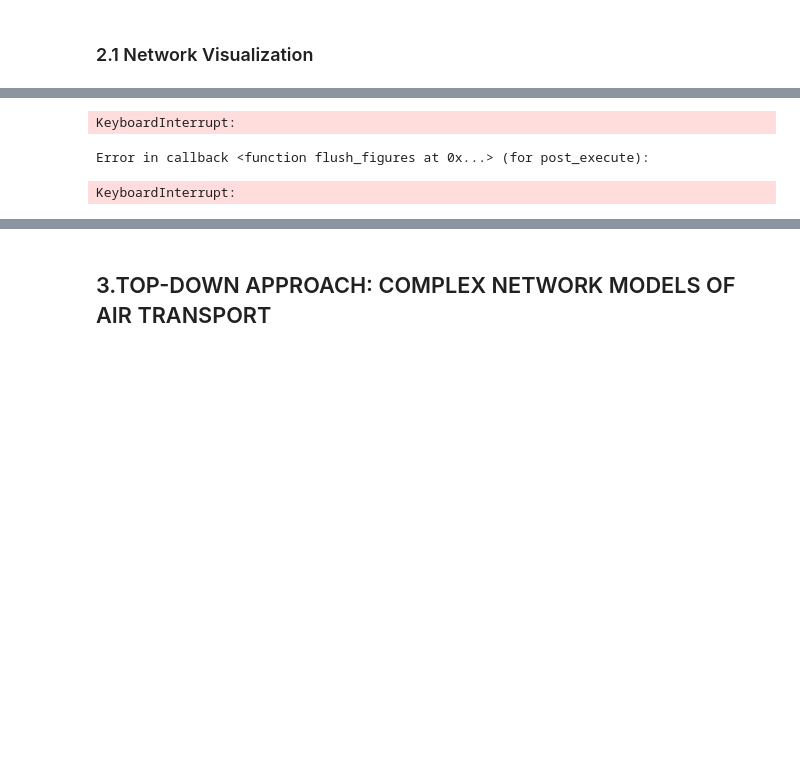
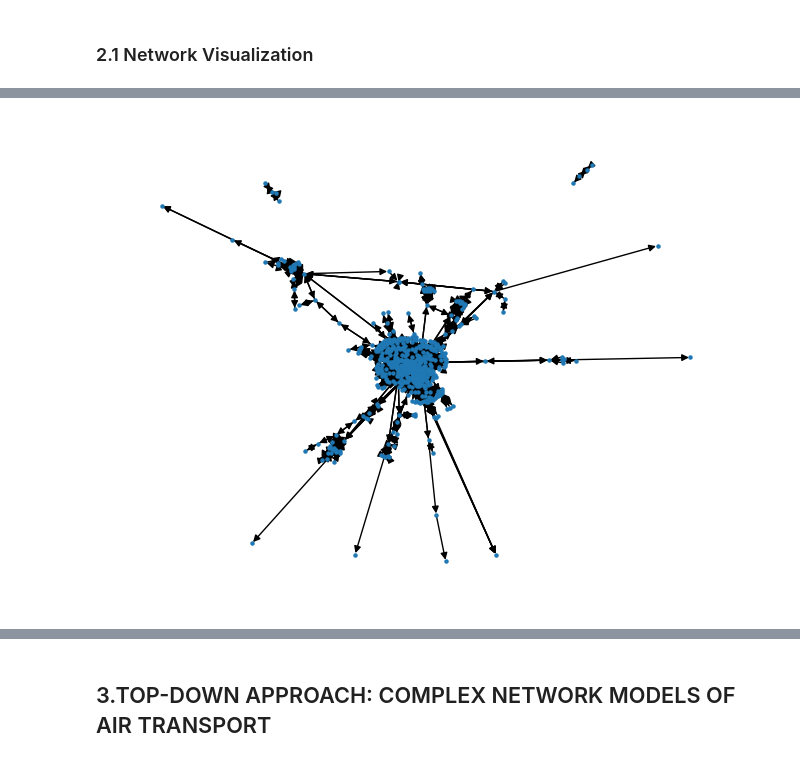
Before and after one commit to HJGuan/uzh_NetworkScienceFinalProject, a Jupyter notebook: global.ipynb, the cells around one changed output, grey strips where cells are left out. Cells and saved outputs as stored; diff of their text form; code cells hidden in the pictures; blank space fills up the shorter version.

```diff
--- a/global.ipynb
+++ b/global.ipynb
@@ -591,12 +610,5 @@ print(f' The number of edges: {len(g_routes.edges())}')
 # %%
-nodes_us = []
+g_routes_us = g_routes.subgraph(nodes_us)
+nx.draw(g_routes_us,with_labels=False,node_size=5)
+# %% [output]
+[figure, added]
-# %%
-fig, ax = plt.subplots(1, 1, figsize=(6, 6))
-nx.draw_networkx(g, ax=ax, node_size=5,
-                 font_size=6, alpha=.5,
-                 width=.5)
-ax.set_axis_off()
-# %% [output]
-KeyboardInterrupt:
-Error in callback <function flush_figures at 0x...> (for post_execute):
-KeyboardInterrupt:
```
Also changed, not shown: parts of 10 cells of this notebook.
